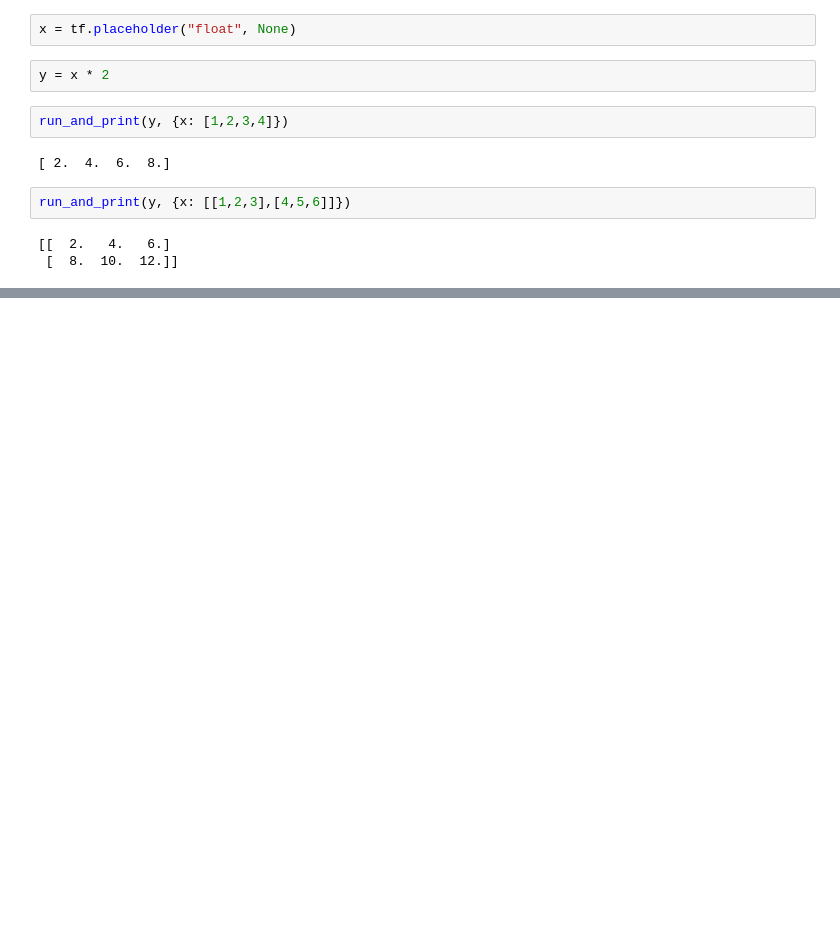
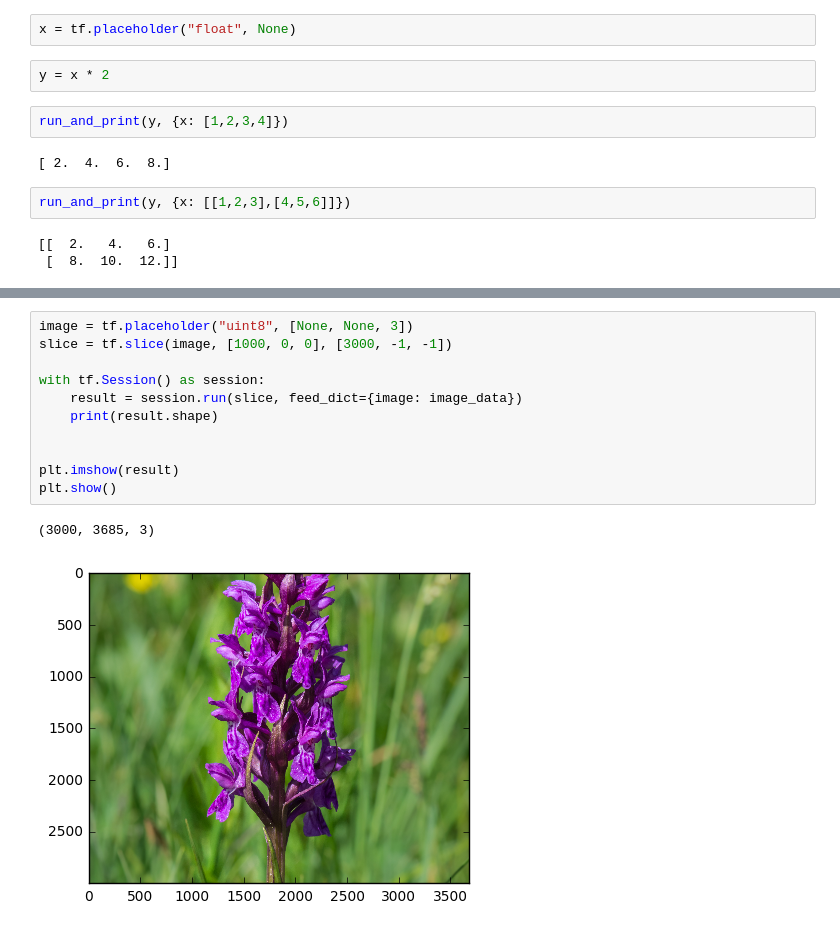
Before and after one commit to codiply/tensorflow-playground, a Jupyter notebook: notebooks/102 Placeholders.ipynb, the cells around one changed output, grey strips where cells are left out. Drawn from its saved outputs; the diff is of its cells as text; blank space fills up the shorter version.

Commit message:
Add examples with placeholders

```diff
--- a/notebooks/102 Placeholders.ipynb
+++ b/notebooks/102 Placeholders.ipynb
@@ -40,0 +54,14 @@ URLError: <urlopen error [Errno -2] Name or service not known>
+# %%
+image = tf.placeholder("uint8", [None, None, 3])
+slice = tf.slice(image, [1000, 0, 0], [3000, -1, -1])
+
+with tf.Session() as session:
+    result = session.run(slice, feed_dict={image: image_data})
+    print(result.shape)
+
+
+plt.imshow(result)
+plt.show()
+# %% [output]
+(3000, 3685, 3)
+[figure, added]
```
Also changed, not shown: parts of 10 cells of this notebook.
